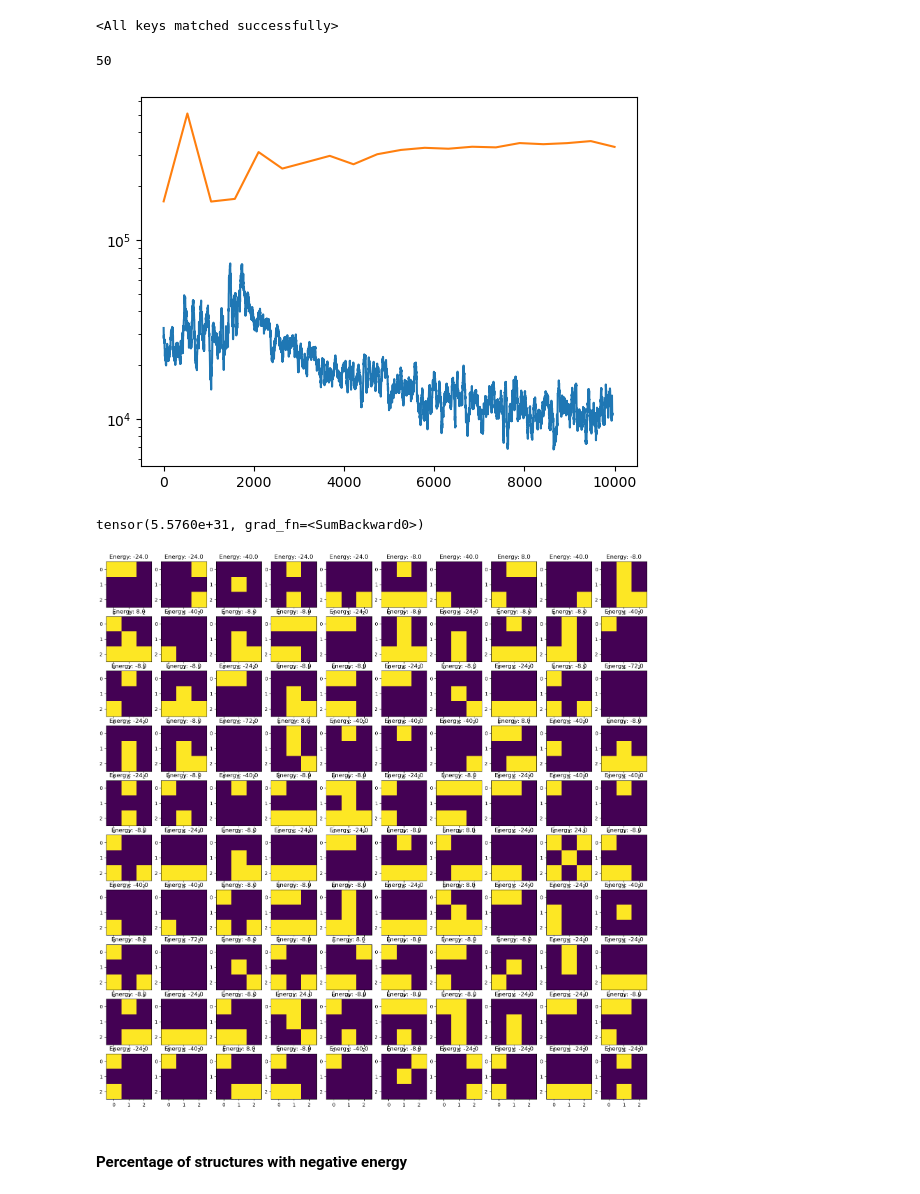
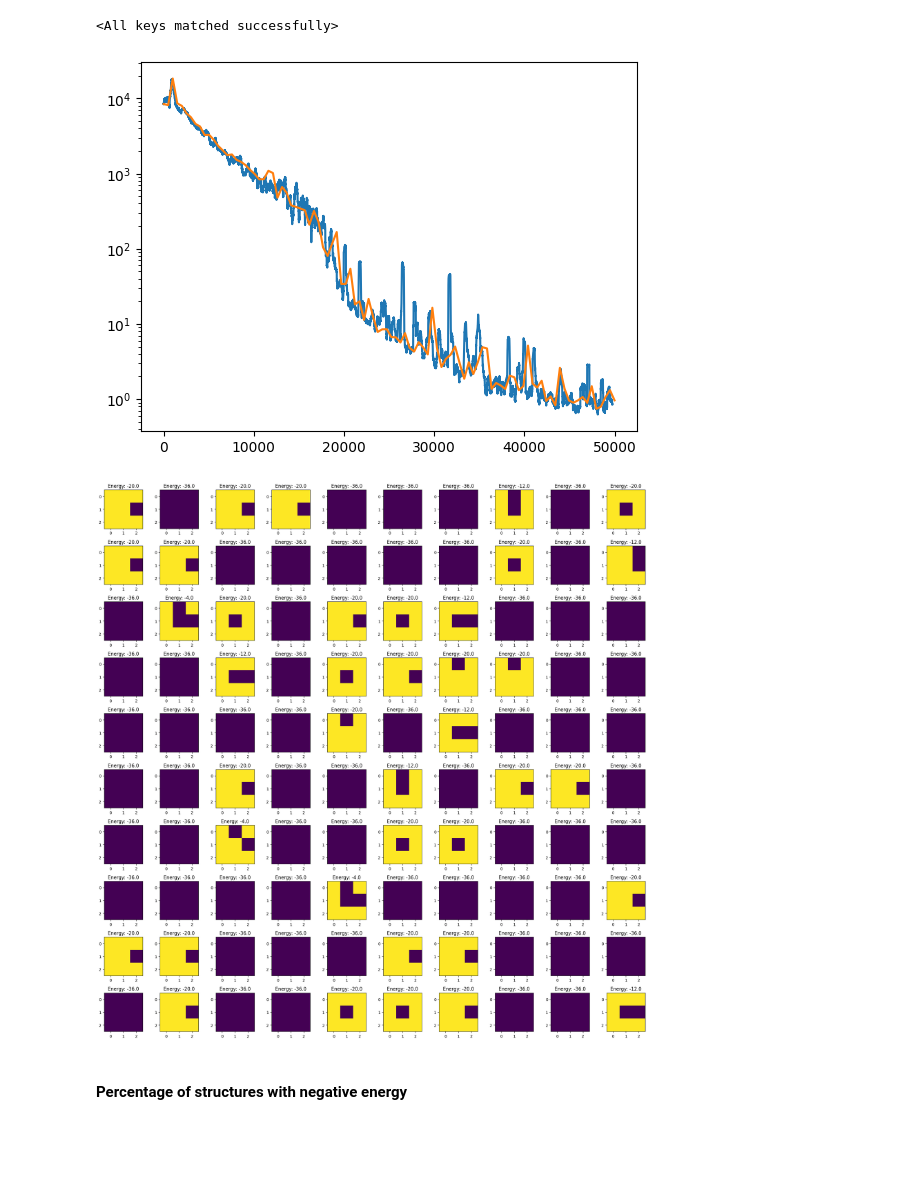
Before and after one commit to OMalenfantThuot/gflownet, a Jupyter notebook: ising/03_training_no_TB.ipynb, the cells around one changed output. Cells and saved outputs as stored; diff of their text form; code cells hidden in the pictures; blank space fills up the shorter version.

Commit message:
more work on simple model (no TB)

```diff
--- a/ising/03_training_no_TB.ipynb
+++ b/ising/03_training_no_TB.ipynb
@@ -97,15 +99,16 @@ def choose_trajectory_and_get_metrics(model, batch):
 # %%
-def validation_step(model, val_batch_size):
+def validation_step(model, val_batch_size, device="cpu"):
     model.eval()
     N = model.N
-    batch = create_input_batch(N=N, batch_size=val_batch_size)
+    batch = create_input_batch(N=N, batch_size=val_batch_size, device=device)
     _, loss, reward = choose_trajectory_and_get_metrics(model, batch)
     return loss.item(), reward.item()
+# %%
+MAX_TRAJECTORIES = 50000
+val_interval = 500
+val_batch_size = 300
+val_patience, gamma = 5, 0.5
 # %%
-MAX_TRAJECTORIES = 10000
-val_interval = 500
-val_batch_size = 100
-val_patience, gamma = 5, 0.5
 n_traj, n_batches = 0, 0
 train_losses, train_rewards = [], []
 val_rewards, val_losses = [], []
@@ -115,7 +118,7 @@ val_counter = 0
 while n_traj < MAX_TRAJECTORIES:
 
     if n_batches%val_interval==0:
-        val_loss, val_reward = validation_step(model, 100)
+        val_loss, val_reward = validation_step(model, val_batch_size, device=device)
         val_rewards.append(val_reward)
         val_losses.append(val_loss)
         print("--n_traj: ", n_traj)
@@ -136,7 +139,7 @@ while n_traj < MAX_TRAJECTORIES:
     n_batches += 1
 
     model.train()
-    batch = create_input_batch(N=N, batch_size=batch_size)
+    batch = create_input_batch(N=N, batch_size=batch_size, device=device)
     n_traj += batch_size
 
     _, loss, reward = choose_trajectory_and_get_metrics(model, batch)
@@ -167,8 +170,8 @@ torch.save(best_model.state_dict(), "model_no_TB_state_dict.pt")
 # %% [markdown]
 ### Can restart from here
 # %%
-best_model = IsingSimpleFlowModel(N=N)
-best_model.load_state_dict(torch.load("model_no_TB_state_dict.pt"))
+model = IsingSimpleFlowModel(N=N).to(device)
+model.load_state_dict(torch.load("model_no_TB_state_dict.pt", map_location=device))
 # %% [output]
 <All keys matched successfully>
 # %%
@@ -178,10 +181,8 @@ def moving_average(a, n=20) :
     return ret[n - 1:] / n
 # %%
 n_average = int(MAX_TRAJECTORIES/batch_size/200)
-print(n_average)
 
 averaged_tloss = moving_average(train_losses, n=n_average)
-#averaged_vloss = moving_average(val_losses, n=n_av)
 
 ax = plt.gca()
 ax.plot(np.linspace(0, len(averaged_tloss), len(averaged_tloss)), averaged_tloss)
@@ -190,8 +191,7 @@ ax.plot(np.linspace(0, len(val_losses) * val_interval, len(val_losses)), val_los
 ax.set_yscale("log")
 plt.show()
 # %% [output]
-50
-[figure, old version]
+[figure, new version]
 # %%
 def spin_to_state(spin):
     N = spin.values.shape[0]
@@ -208,22 +208,22 @@ def state_to_spin(state):
     spin = SpinConfiguration(N, values.reshape(N, N))
     return spin
 # %%
-state = create_input_batch(N=N, batch_size=100)
+state = create_input_batch(N=N, batch_size=100, device=device)
 
+model.eval()
 for _ in range(N**2):
     state = model.make_choice(state)
-print(energy_model.get_reward(state))
 
 spins = [state_to_spin(s) for s in state]
 energies = [sp.get_energy(J) for sp in spins]
 
 fig, axs = plt.subplots(figsize=(20, 20), ncols=10, nrows=10)
 for i, sp in enumerate(spins):
     axs[i//10][i%10].imshow(sp.values)
     axs[i//10][i%10].set_title(f"Energy: {energies[i]}")
+plt.tight_layout()
 # %% [output]
-tensor(5.5760e+31, grad_fn=<SumBackward0>)
-[figure, old version]
+[figure, new version]
 # %% [markdown]
 #### Percentage of structures with negative energy
 # %%
```
Also changed, not shown: parts of 8 cells of this notebook, 3 other files.
